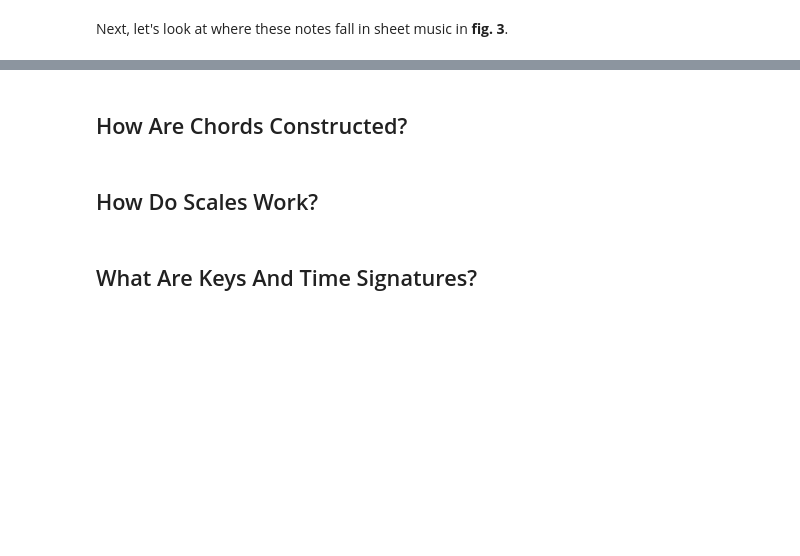
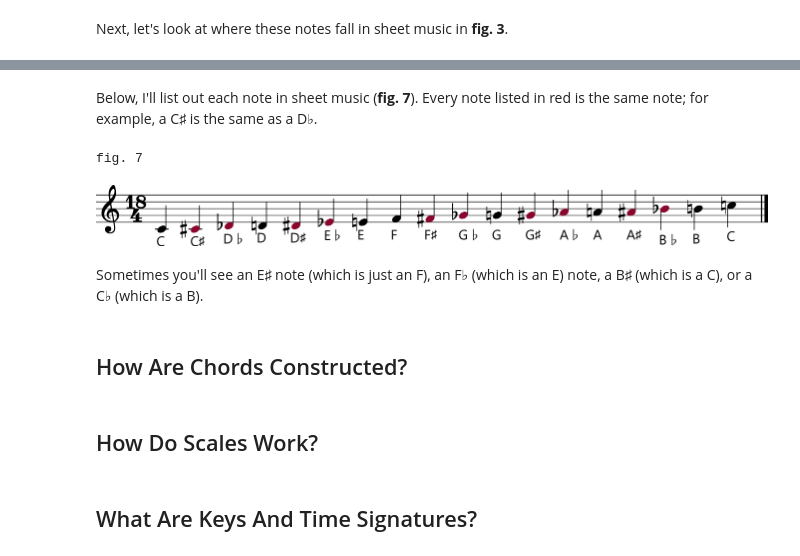
Before and after one commit to cwrightlibrary/JazzNotebooks, a Jupyter notebook: music-theory-for-guitar-players/music-theory-for-guitar-players.ipynb, the cells around one changed output, grey strips where cells are left out. Cells and saved outputs as stored; diff of their text form; code cells hidden in the pictures; blank space fills up the shorter version.

```diff
--- a/music-theory-for-guitar-players/music-theory-for-guitar-players.ipynb
+++ b/music-theory-for-guitar-players/music-theory-for-guitar-players.ipynb
@@ -333,3 +404,15 @@ fig. 3
+# %% [markdown]
+Below, I'll list out each note in sheet music (**fig. 7**). Every note listed in red is the same note; for example, a C♯ is the same as a D♭.
+# %%
+notes = "INFO treble c 18/4 INFO c4q[C] Rc#4q[C♯] Rd-4q[D♭] d4q[D] Rd#4q[D♯] Re-4q[E♭] e4q[E] f4q[F] Rf#4q[F♯] Rg-4q[G♭] g4q[G] Rg#4q[G♯] Ra-4q[A♭] a4q[A] Ra#4q[A♯] Rb-4q[B♭] b4q[B] c5q[C]"
+
+print("fig. 7")
+music(notes)
+# %% [output]
+fig. 7
+[figure, added]
+# %% [markdown]
+Sometimes you'll see an E♯ note (which is just an F), an F♭ (which is an E) note, a B♯ (which is a C), or a C♭ (which is a B).
 # %% [markdown]
 ## How Are Chords Constructed?
 # %% [markdown]
```
Also changed, not shown: parts of 10 cells of this notebook.
